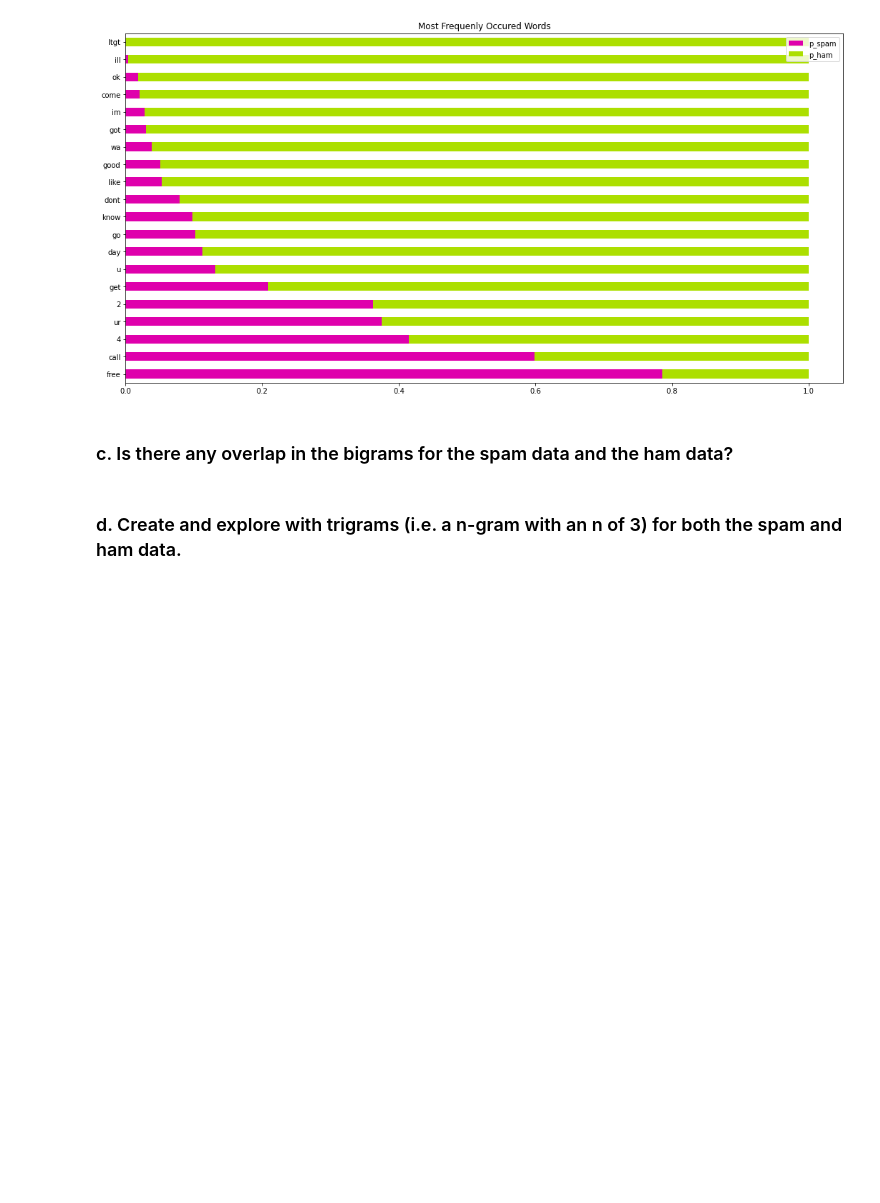
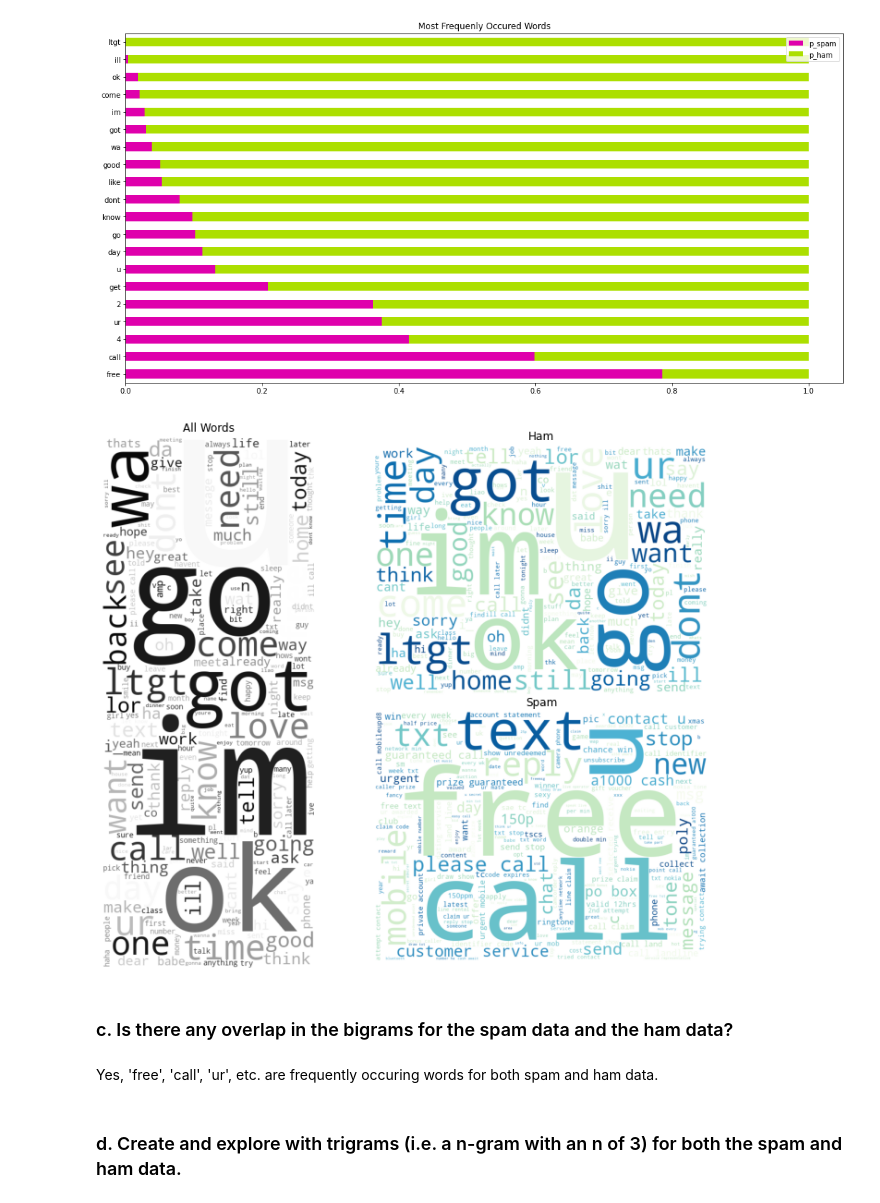
Before and after one commit to m3redithw/natural-language-processing-exercises, a Jupyter notebook: explore.ipynb, the cells around one changed output. Cells and saved outputs as stored; diff of their text form; code cells hidden in the pictures; blank space fills up the shorter version.

```diff
--- a/explore.ipynb
+++ b/explore.ipynb
@@ -131,7 +133,29 @@ word_counts.assign(p_spam=word_counts.spam / word_counts['all'],p_ham=word_count
 # %% [output]
 <AxesSubplot:title={'center':'Most Frequenly Occured Words'}>
 [figure]
+# %%
+# generate wordcloud for 3 categories
+all_cloud = WordCloud(background_color='white', height=1000, width=400, colormap = 'binary').generate(all_text)
+ham_cloud = WordCloud(background_color='white', height=600, width=800, colormap = 'GnBu').generate(ham_text)
+spam_cloud = WordCloud(background_color='white', height=600, width=800, colormap = 'GnBu').generate(spam_text)
+
+plt.figure(figsize=(10, 8))
+axs = [plt.axes([0, 0, .5, 1]), plt.axes([.5, .5, .5, .5]), plt.axes([.5, 0, .5, .5])]
+
+axs[0].imshow(all_cloud)
+axs[1].imshow(ham_cloud)
+axs[2].imshow(spam_cloud)
+
+axs[0].set_title('All Words')
+axs[1].set_title('Ham')
+axs[2].set_title('Spam')
+
+for ax in axs: ax.axis('off')
+# %% [output]
+[figure, added]
 # %% [markdown]
 ### c. Is there any overlap in the bigrams for the spam data and the ham data?
+# %% [markdown]
+Yes, 'free', 'call', 'ur', etc. are frequently occuring words for both spam and ham data.
 # %% [markdown]
 ### d. Create and explore with trigrams (i.e. a n-gram with an n of 3) for both the spam and ham data.
```
Also changed, not shown: parts of 13 cells of this notebook.
